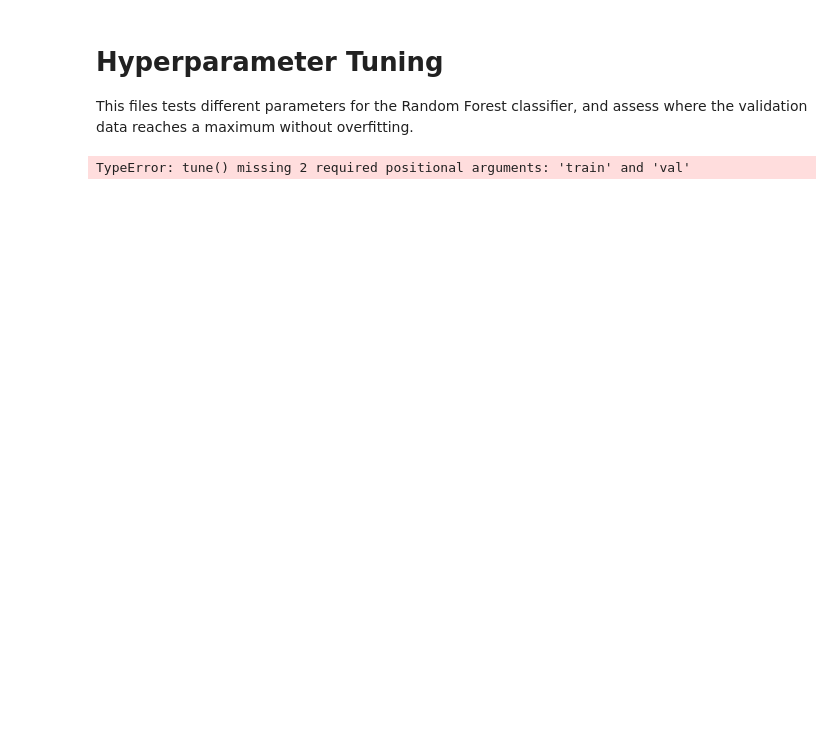
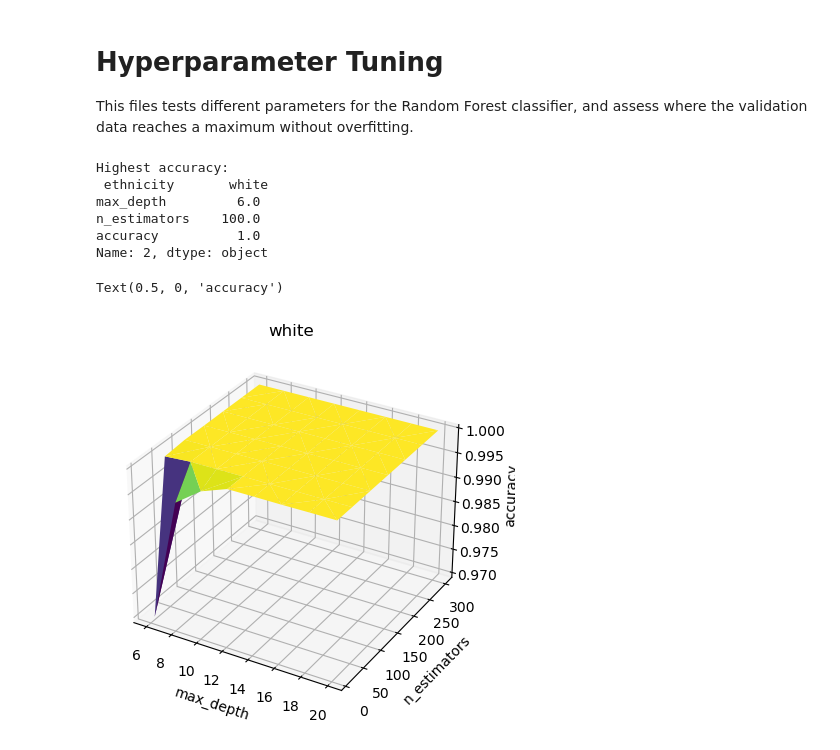
Before and after one commit to AnnikaLarissa/MIMIC-IV, a Jupyter notebook: hyperparameter_tuning.ipynb, the cells around one changed output. Saved outputs shown, nothing was run; the diff lists cells and outputs as text; code cells hidden in the pictures; blank space fills up the shorter version.

```diff
--- a/hyperparameter_tuning.ipynb
+++ b/hyperparameter_tuning.ipynb
@@ -27,9 +27,9 @@ def read_train_val_test(name, path):
 # split features and labels
 def splitFeaturesLabels(df):
     X = df.copy()
-    X.drop('has_kidney_issue', axis=1)
-    # X = df[['anchor_age', 'anchor_year']]
-    return X, df.has_kidney_issue
+    X = X.drop('has_kidney_issue', axis=1)
+    y = df['has_kidney_issue']
+    return X, y
 # %%
 def tune(name, train, val):
     # Initiate empty df to store results
@@ -82,15 +83,27 @@ def runToCSV():
     results.to_csv('hyperparameters.csv')
 
 runToCSV()
+# %%
+def tuneOneEthnicity (ethnicity):
+    train, val, test = read_train_val_test(ethnicity, path)
+    results = tune(ethnicity, train, val)
+    return results
 # %%
-white = tune('white')
+white = tuneOneEthnicity('white')
 print("Highest accuracy:\n", white.loc[white['accuracy'].idxmax()])
 ax = plt.axes(projection='3d')
 ax.plot_trisurf(white["max_depth"], white["n_estimators"], white["accuracy"], cmap='viridis', edgecolor='none')
 ax.set_title("white")
 ax.set_xlabel("max_depth")
 ax.set_ylabel("n_estimators")
 ax.set_zlabel("accuracy")
 # %% [output]
-TypeError: tune() missing 2 required positional arguments: 'train' and 'val'
+Highest accuracy:
+ ethnicity       white
+max_depth         6.0
+n_estimators    100.0
+accuracy          1.0
+Name: 2, dtype: object
+Text(0.5, 0, 'accuracy')
+[figure, added]
 # %%
```
Also changed, not shown: parts of 8 cells of this notebook.
